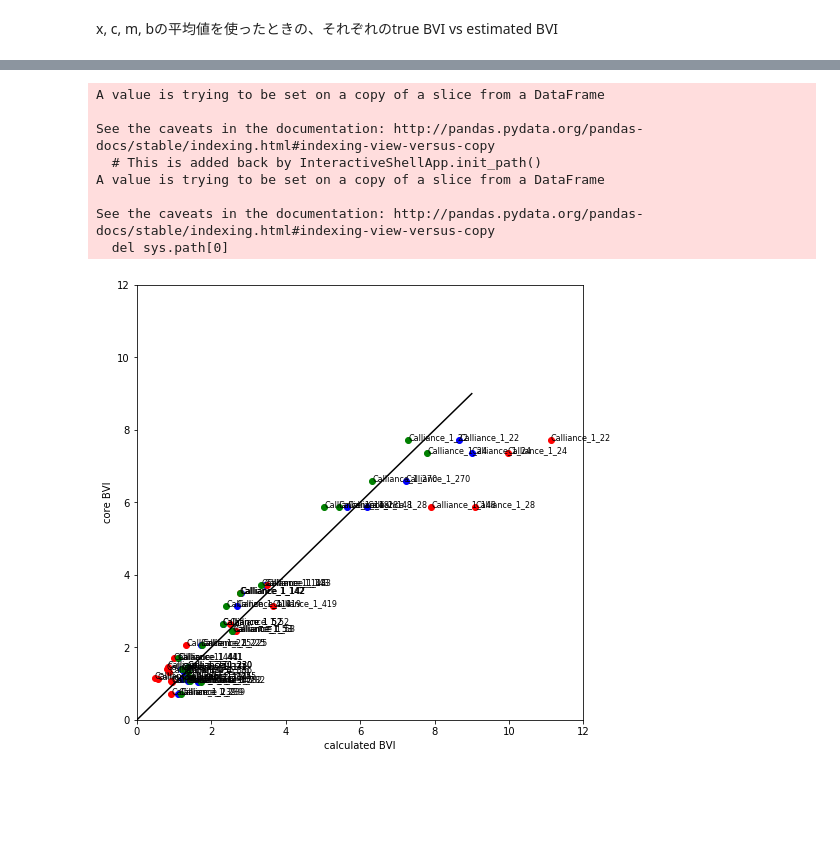
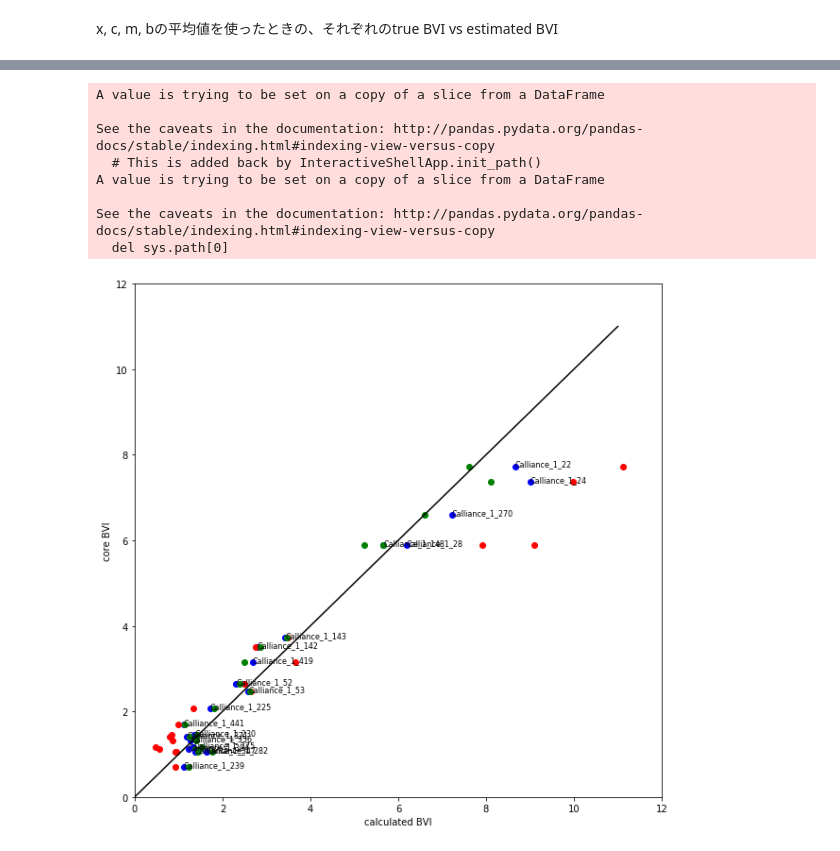
Before and after one commit to griCe14807/PPRT, a Jupyter notebook: src/Analyze/compare_cutoffBVI_spectralBVI.ipynb, the cells around one changed output, grey strips where cells are left out. Cells and saved outputs as stored; diff of their text form; code cells hidden in the pictures; blank space fills up the shorter version.

```diff
--- a/src/Analyze/compare_cutoffBVI_spectralBVI.ipynb
+++ b/src/Analyze/compare_cutoffBVI_spectralBVI.ipynb
@@ -36,10 +35,10 @@ for i, (key, group) in enumerate(the_df.groupby("ID")):
     the_t2_cutoff = calc_BVI.calc_cutoff_C(group)
 
     # calc best x using newton method
-    optimized_x = calc_BVI.X_spectral_theoretical(1000, group, the_Pci)
+    optimized_x = calc_BVI.X_spectral_theoretical(1000, group)
 
     # plot BVI corresponding x
-    BVI_list = [calc_BVI.BVI_spectral(xi, group, the_Pci)[0] for xi in x]
+    BVI_list = [calc_BVI.BVI_spectral_theoretical(xi, group)[0] for xi in x]
     plt.subplot(5, 4, i+1)
     plt.title("{0}\nC={1}\nx={2}".format(
             key, round(the_t2_cutoff), round(optimized_x)))
@@ -81,7 +79,7 @@ for key, group in the_df.groupby("ID"):
     the_t2_cutoff = calc_BVI.calc_cutoff_C(group)
 
     # calc best x using newton method
-    optimized_x = calc_BVI.X_spectral_theoretical(1000, group, the_Pci)
+    optimized_x = calc_BVI.X_spectral_theoretical(1000, group)
 
     ID = group["ID"].iloc[0]
     ax1.scatter(the_t2_cutoff, optimized_x)
@@ -103,7 +103,7 @@ for i, (key, group) in enumerate(the_df.groupby("ID")):
     t2_cutoff_list.append(the_t2_cutoff)
 
     # calc best x using newton method
-    optimized_x = calc_BVI.X_spectral_theoretical(1000, group, the_Pci)
+    optimized_x = calc_BVI.X_spectral_theoretical(1000, group)
     optimized_x_list.append(optimized_x)
 
 averaged_c = np.mean(np.array(t2_cutoff_list))
@@ -156,42 +137,42 @@ NameError: name 'ax2' is not defined
 # %%
-fig = plt.figure(figsize=(12, 12))
+fig = plt.figure(figsize=(10, 10))
 ax = fig.add_subplot(1, 1, 1)
 
 # x = yのライン
-a = np.arange(0, 10)
+a = np.arange(0, 12)
 ax.plot(a, a, color="black")
 
 # calc permeaility from averaged c,x and m, b to plot
 for key, group in the_df.groupby("ID"):
 
-    BVI_theoretical, BVI_theoretical_dx = calc_BVI.BVI_spectral_theoretical(averaged_x, group, the_Pci)
+    BVI_theoretical, BVI_theoretical_dx = calc_BVI.BVI_spectral_theoretical(averaged_x, group)
     cutoff_BVI = calc_BVI.BVI_cutoff(group, averaged_c)
     BVI_empirical, BVI_empirical_dm, BVI_empirical_db = calc_BVI.BVI_spectral_empirical(group, optimized_m, optimized_b)
 
     core_BVI = group.BVI_Por_cum.iloc[-1]
 
     # core BVI vs spectral BVI
     ax.scatter(BVI_theoretical, core_BVI, c="blue")
     ax.annotate(key, (BVI_theoretical, core_BVI), size=8)
 
     ax.scatter(cutoff_BVI, core_BVI, c="red")
-    ax.annotate(key, (cutoff_BVI, core_BVI), size=8)
+    # ax.annotate(key, (cutoff_BVI, core_BVI), size=8)
 
     ax.scatter(BVI_empirical, core_BVI, c="green")
-    ax.annotate(key, (BVI_empirical, core_BVI), size=8)
+    # ax.annotate(key, (BVI_empirical, core_BVI), size=8)
 
 plt.xlim(0, 12)
 plt.ylim(0, 12)
 plt.xlabel('calculated BVI')
 plt.ylabel('core BVI')
 plt.show()
 # %% [output]
 A value is trying to be set on a copy of a slice from a DataFrame
 
 See the caveats in the documentation: http://pandas.pydata.org/pandas-docs/stable/indexing.html#indexing-view-versus-copy
   # This is added back by InteractiveShellApp.init_path()
 A value is trying to be set on a copy of a slice from a DataFrame
 
 See the caveats in the documentation: http://pandas.pydata.org/pandas-docs/stable/indexing.html#indexing-view-versus-copy
   del sys.path[0]
-[figure, old version]
+[figure, new version]
```
Also changed, not shown: parts of 4 cells of this notebook, 2 other files.
